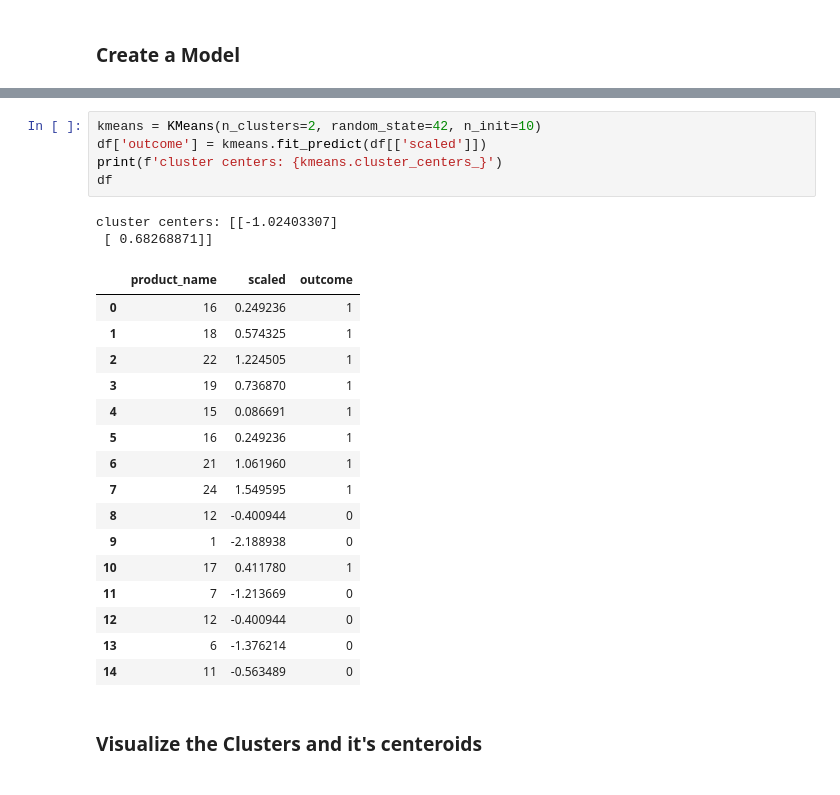
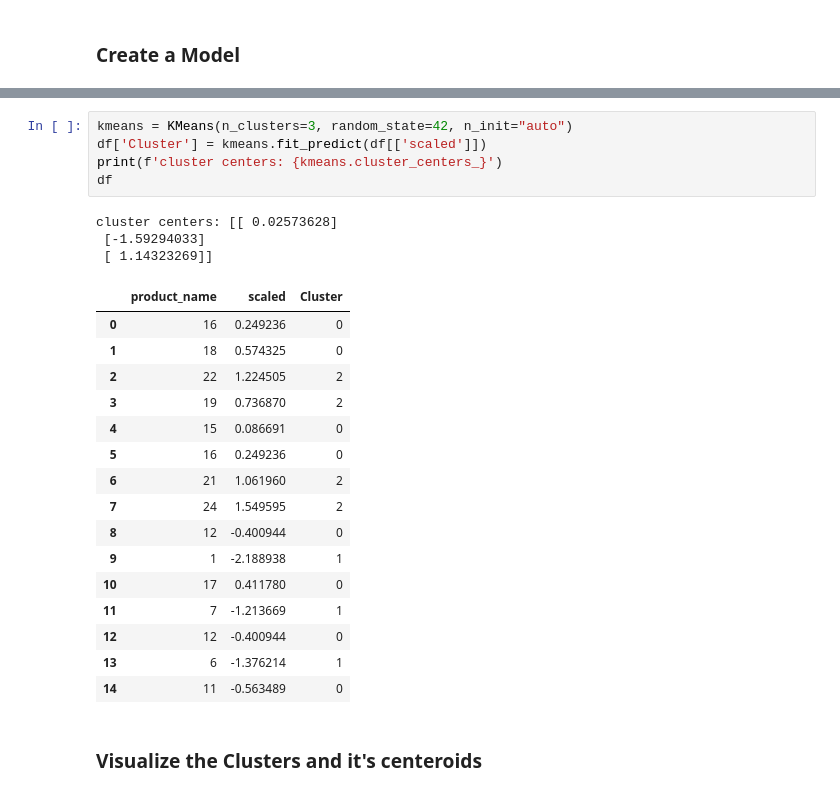
Before and after one commit to Namachivayam2001/ML-Tutorials, a Jupyter notebook: K-Means.ipynb, the cells around one changed output, grey strips where cells are left out. Cells and saved outputs as stored; diff of their text form.

```diff
--- a/K-Means.ipynb
+++ b/K-Means.ipynb
@@ -207,26 +207,27 @@ plt.show()
 # %%
-kmeans = KMeans(n_clusters=2, random_state=42, n_init=10)
-df['outcome'] = kmeans.fit_predict(df[['scaled']])
+kmeans = KMeans(n_clusters=3, random_state=42, n_init="auto")
+df['Cluster'] = kmeans.fit_predict(df[['scaled']])
 print(f'cluster centers: {kmeans.cluster_centers_}')
 df
 # %% [output]
-cluster centers: [[-1.02403307]
- [ 0.68268871]]
+cluster centers: [[ 0.02573628]
+ [-1.59294033]
+ [ 1.14323269]]
-|  | product_name | scaled | outcome |
-| 0 | 16 | 0.249236 | 1 |
-| 1 | 18 | 0.574325 | 1 |
-| 2 | 22 | 1.224505 | 1 |
-| 3 | 19 | 0.736870 | 1 |
-| 4 | 15 | 0.086691 | 1 |
-| 5 | 16 | 0.249236 | 1 |
-| 6 | 21 | 1.061960 | 1 |
-| 7 | 24 | 1.549595 | 1 |
+|  | product_name | scaled | Cluster |
+| 0 | 16 | 0.249236 | 0 |
+| 1 | 18 | 0.574325 | 0 |
+| 2 | 22 | 1.224505 | 2 |
+| 3 | 19 | 0.736870 | 2 |
+| 4 | 15 | 0.086691 | 0 |
+| 5 | 16 | 0.249236 | 0 |
+| 6 | 21 | 1.061960 | 2 |
+| 7 | 24 | 1.549595 | 2 |
 | 8 | 12 | -0.400944 | 0 |
-| 9 | 1 | -2.188938 | 0 |
-| 10 | 17 | 0.411780 | 1 |
-| 11 | 7 | -1.213669 | 0 |
+| 9 | 1 | -2.188938 | 1 |
+| 10 | 17 | 0.411780 | 0 |
+| 11 | 7 | -1.213669 | 1 |
 | 12 | 12 | -0.400944 | 0 |
-| 13 | 6 | -1.376214 | 0 |
+| 13 | 6 | -1.376214 | 1 |
 | 14 | 11 | -0.563489 | 0 |
 # %% [markdown]
 ### Visualize the Clusters and it's centeroids
```
Also changed, not shown: parts of 6 cells of this notebook.
